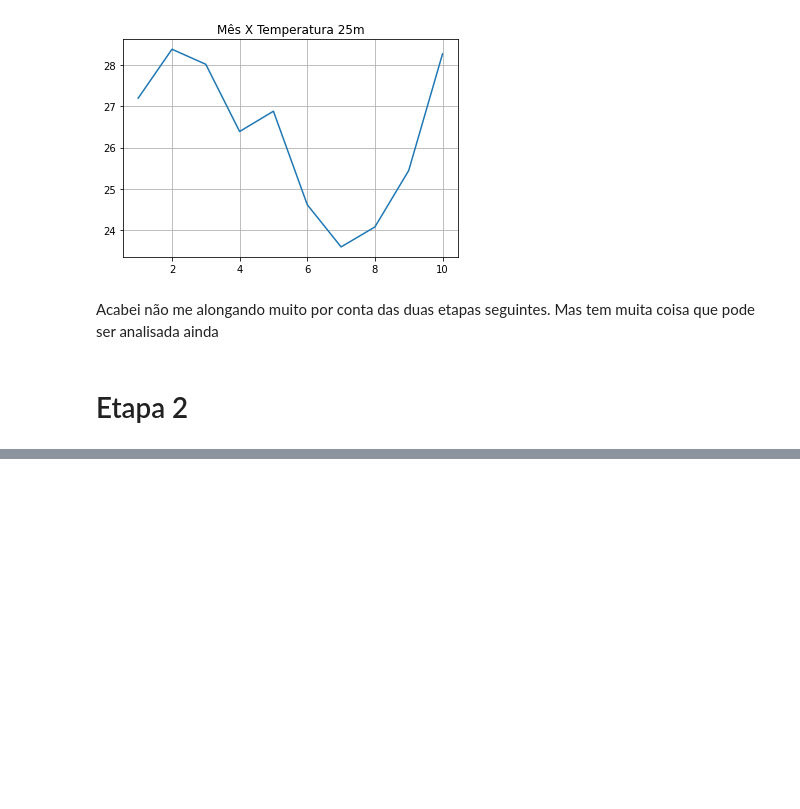
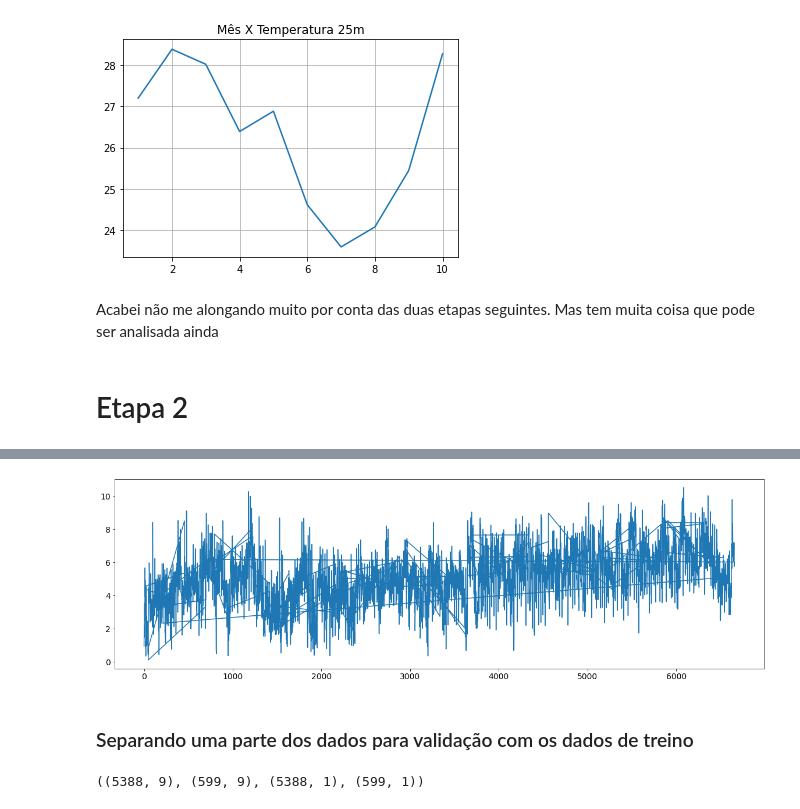
Before and after one commit to ClovisMonteiro/CCIA, a Jupyter notebook: CCIA.ipynb, the cells around one changed output, grey strips where cells are left out. Drawn from its saved outputs; the diff is of its cells as text; code cells hidden in the pictures; blank space fills up the shorter version.

```diff
--- a/CCIA.ipynb
+++ b/CCIA.ipynb
@@ -273,5 +280,7 @@ plt.show()
 [figure]
 # %% [markdown]
 Acabei não me alongando muito por conta das duas etapas seguintes. Mas tem muita coisa que pode ser analisada ainda
+# %%
+treino.drop(columns="mes", inplace=True)
 # %% [markdown]
 # Etapa 2
@@ -277,0 +321,6 @@ Acabei não me alongando muito por conta das duas etapas seguintes. Mas tem muit
+# %%
+media = treino['temperatura-25m'].mean()
+treino['temperatura-25m'] = treino['temperatura-25m'].fillna(media)
+# %%
+media = treino['direcao-vento-50m'].mean()
+treino['direcao-vento-50m'] = treino['direcao-vento-50m'].fillna(media)
@@ -277,0 +411,7 @@ Acabei não me alongando muito por conta das duas etapas seguintes. Mas tem muit
+# %%
+fig, ax = plt.subplots(figsize=(20,6))
+ax = treino['velocidade-vento-50m'].plot(fontsize=14)
+# %% [output]
+[figure, added]
+# %% [markdown]
+### Separando uma parte dos dados para validação com os dados de treino
@@ -277,0 +434,4 @@ Acabei não me alongando muito por conta das duas etapas seguintes. Mas tem muit
+# %%
+X_train.shape,  X_val.shape, Y_train.shape, Y_val.shape
+# %% [output]
+((5388, 9), (599, 9), (5388, 1), (599, 1))
```
Also changed, not shown: parts of 41 cells of this notebook.
